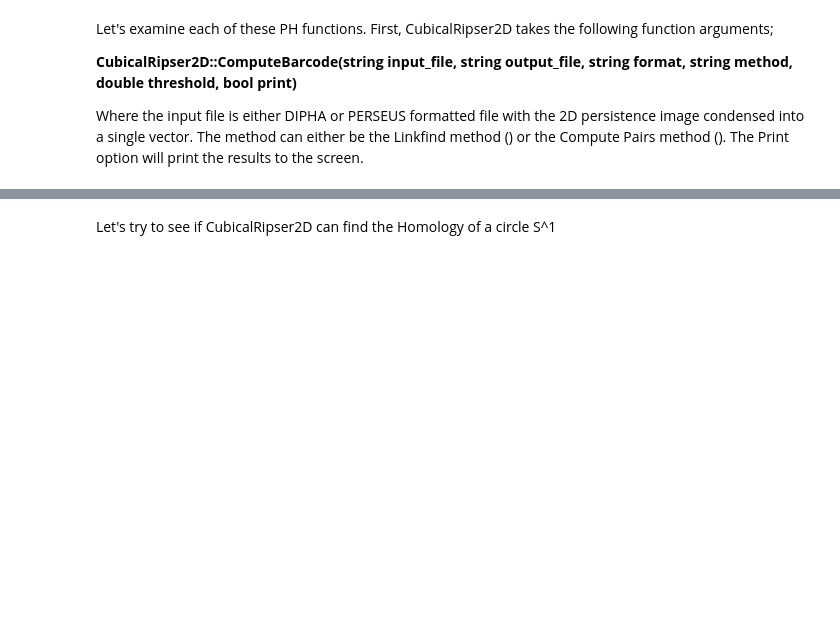
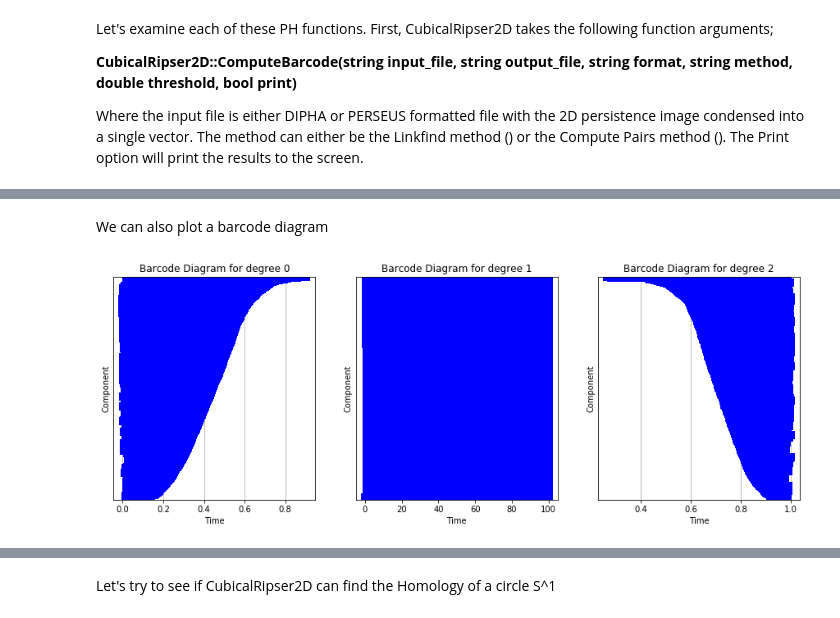
Before and after one commit to infophysics/tda-toolkit, a Jupyter notebook: TDA Persistent Homology.ipynb, the cells around one changed output, grey strips where cells are left out. Cells and saved outputs as stored; diff of their text form; code cells hidden in the pictures; blank space fills up the shorter version.

```diff
--- a/TDA Persistent Homology.ipynb
+++ b/TDA Persistent Homology.ipynb
@@ -73,0 +74,6 @@ TDA.plot_persistence_diagram(barcode)
+# %% [markdown]
+We can also plot a barcode diagram
+# %%
+TDA.plot_barcode_diagram(barcode)
+# %% [output]
+[figure, added]
```
Also changed, not shown: parts of 12 cells of this notebook, 4 other files.
